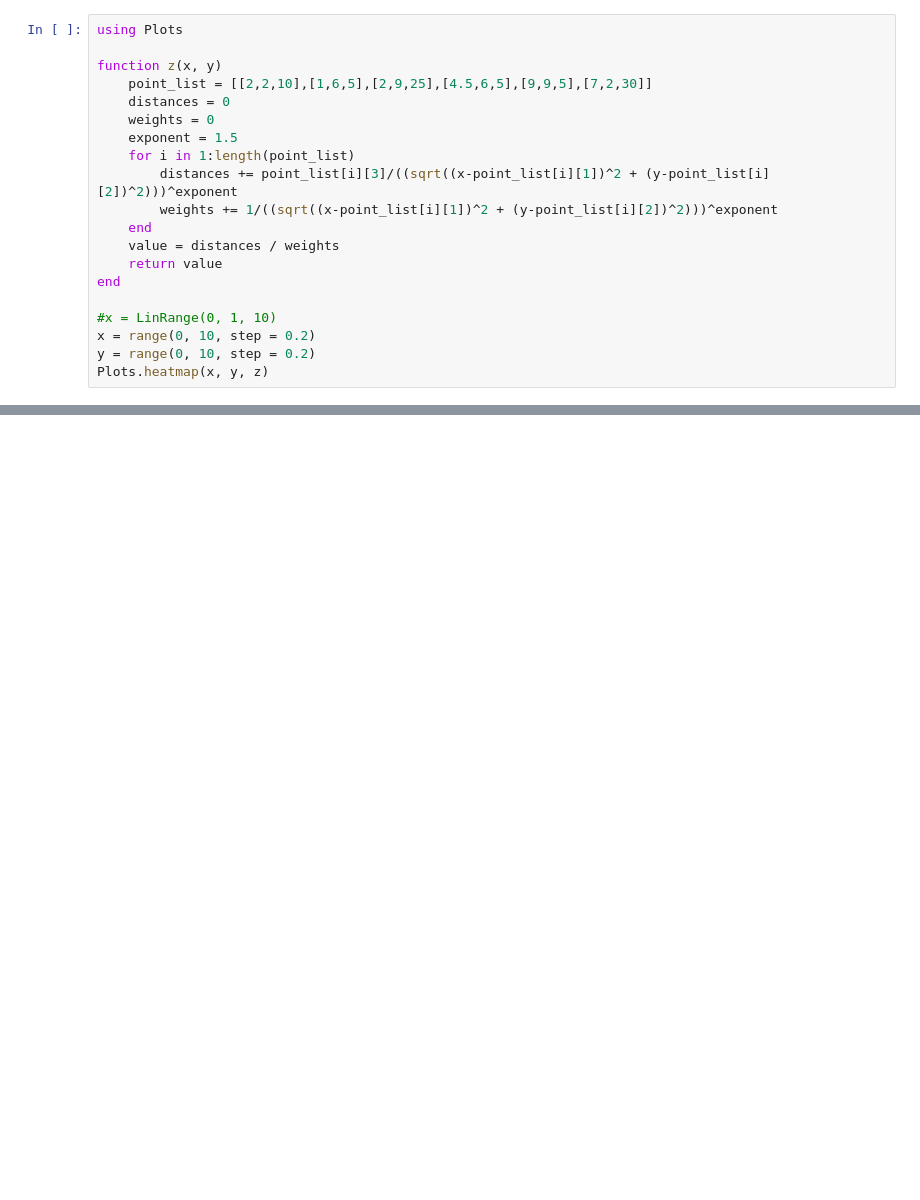
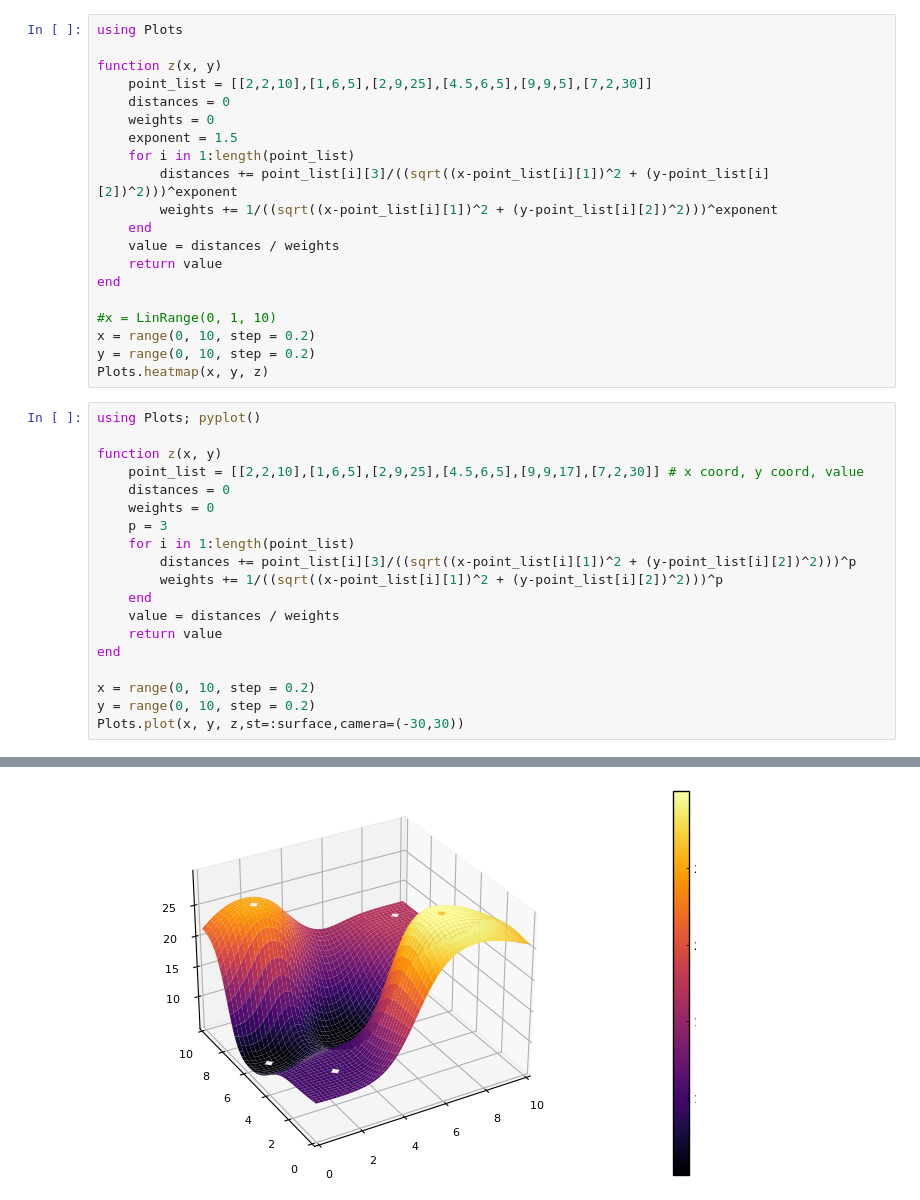
Before and after one commit to mskaa3/Interpolacje, a Jupyter notebook: projekt.ipynb, the cells around one changed output, grey strips where cells are left out. Cells and saved outputs as stored; diff of their text form; blank space fills up the shorter version.

```diff
--- a/projekt.ipynb
+++ b/projekt.ipynb
@@ -277,3 +277,23 @@ end
 x = range(0, 10, step = 0.2)
 y = range(0, 10, step = 0.2)
 Plots.heatmap(x, y, z)
+# %%
+using Plots; pyplot()
+
+function z(x, y)
+    point_list = [[2,2,10],[1,6,5],[2,9,25],[4.5,6,5],[9,9,17],[7,2,30]] # x coord, y coord, value
+    distances = 0
+    weights = 0
+    p = 3
+    for i in 1:length(point_list)
+        distances += point_list[i][3]/((sqrt((x-point_list[i][1])^2 + (y-point_list[i][2])^2)))^p
+        weights += 1/((sqrt((x-point_list[i][1])^2 + (y-point_list[i][2])^2)))^p
+    end
+    value = distances / weights
+    return value
+end
+
+x = range(0, 10, step = 0.2)
+y = range(0, 10, step = 0.2)
+Plots.plot(x, y, z,st=:surface,camera=(-30,30))
+# %% [output]
@@ -279,0 +301 @@ Plots.heatmap(x, y, z)
+[figure, added]
```
Also changed, not shown: parts of 1 cell of this notebook.
